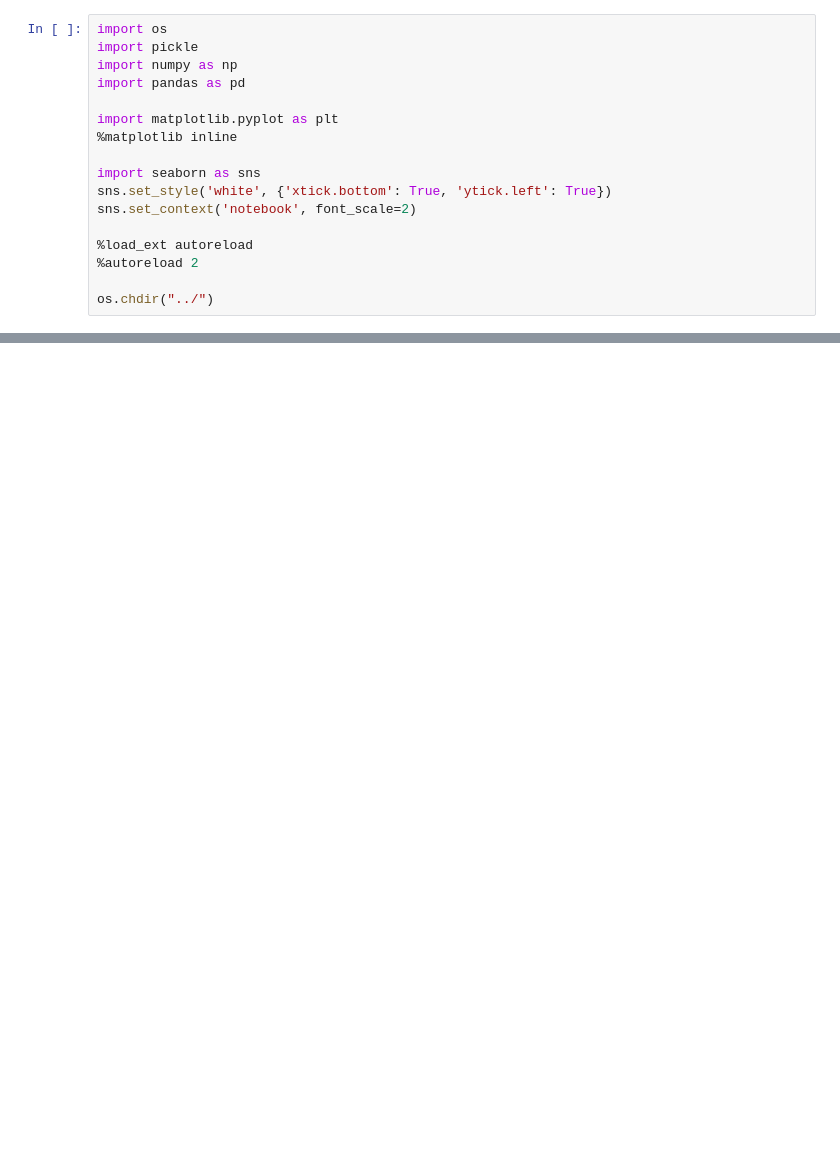
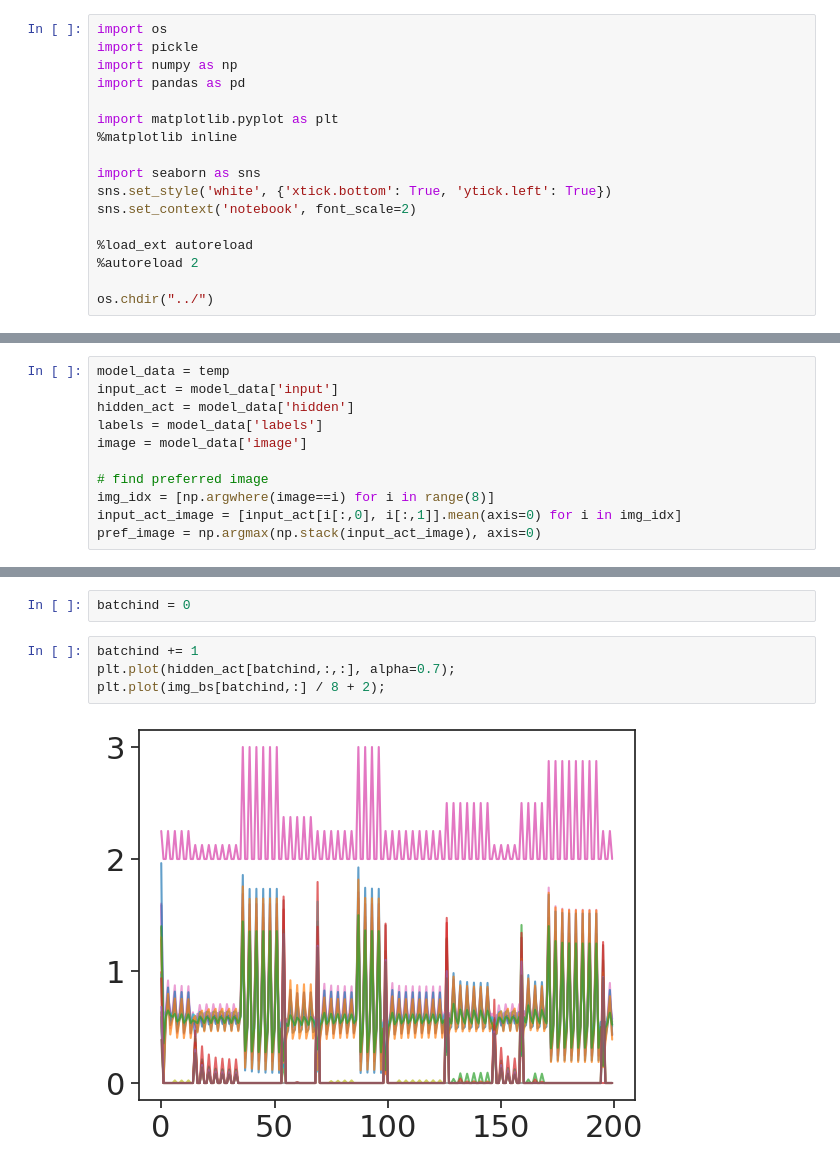
Before and after one commit to FishAres/STSPNet, a Jupyter notebook: notebooks/test.ipynb, the cells around one changed output, grey strips where cells are left out. Cells and saved outputs as stored; diff of their text form; blank space fills up the shorter version.

```diff
--- a/notebooks/test.ipynb
+++ b/notebooks/test.ipynb
@@ -19,0 +30,11 @@ result_path = "RESULT/STPENet/STPENet_A_3.pkl"
+# %%
+model_data = temp
+input_act = model_data['input']
+hidden_act = model_data['hidden']
+labels = model_data['labels']
+image = model_data['image']
+
+# find preferred image
+img_idx = [np.argwhere(image==i) for i in range(8)]
+input_act_image = [input_act[i[:,0], i[:,1]].mean(axis=0) for i in img_idx]
+pref_image = np.argmax(np.stack(input_act_image), axis=0)
@@ -19,0 +44,8 @@ result_path = "RESULT/STPENet/STPENet_A_3.pkl"
+# %%
+batchind = 0
+# %%
+batchind += 1
+plt.plot(hidden_act[batchind,:,:], alpha=0.7);
+plt.plot(img_bs[batchind,:] / 8 + 2);
+# %% [output]
+[figure, added]
```
Also changed, not shown: parts of 40 cells of this notebook, 18 other files.
